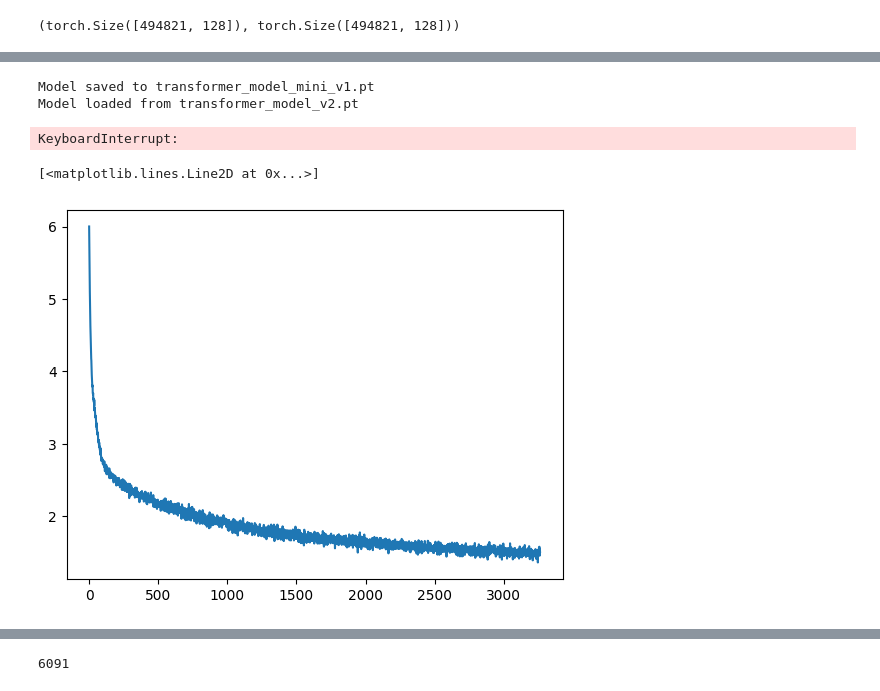
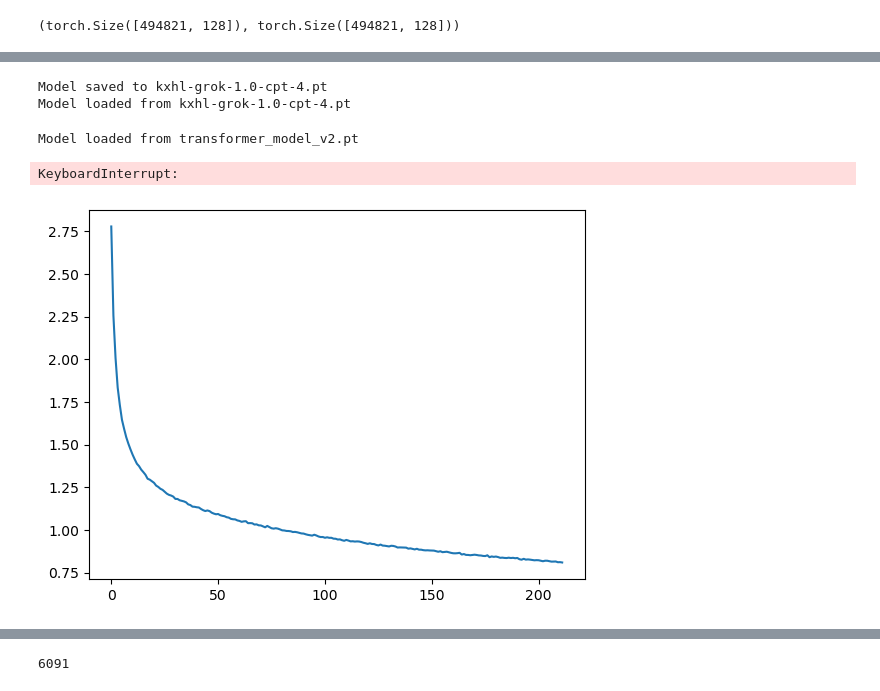
Before and after one commit to yiheinchai/kingscrosshacklab, a Jupyter notebook: projects/makemore/gpt/gpt.ipynb, the cells around one changed output, grey strips where cells are left out. Cells and saved outputs as stored; diff of their text form; code cells hidden in the pictures.

```diff
--- a/projects/makemore/gpt/gpt.ipynb
+++ b/projects/makemore/gpt/gpt.ipynb
@@ -913,8 +991,15 @@ optimizer = torch.optim.AdamW(model.parameters(), lr=1e-3)
 losses = []
+# %%
+optimizer = torch.optim.AdamW(
+    model.parameters(),
+    lr=1e-3,
+    weight_decay=0.2,  # decay is key for grokking
+    betas=(0.9, 0.98),
+)
 # %%
 # for ep in range(1000):
 model.train()
-for ep in range(50_000):
+for ep in range(1_500_000):
     batch_ix = torch.randint(0, X_tr.shape[0], (64,))
     xs = X_tr[batch_ix].to(device)
     y = Y_tr[batch_ix].to(device)
@@ -949,0 +1036,4 @@ Epoch 49000, Loss: 1.0909531116485596
+# %%
+losses = []
+val_losses_history = []
+val_epochs_history = []
@@ -949,0 +1162,2 @@ Epoch 49000, Loss: 1.0909531116485596
+# %%
+plot_train_val_curves(losses, val_losses_history, [i * 5000 + 5000 for i in range(len(val_epochs_history))], smoothing_bin_size=1000)
@@ -950,15 +1174,20 @@ Epoch 49000, Loss: 1.0909531116485596
+# %%
+save_model(model, 'kxhl-grok-1.0-cpt-4.pt')
+loaded_model = load_model(Transformer(num_blocks=4), 'kxhl-grok-1.0-cpt-4.pt')
+# %% [output]
+Model saved to kxhl-grok-1.0-cpt-4.pt
+Model loaded from kxhl-grok-1.0-cpt-4.pt
 # %%
 # save the model
-torch.save(model.state_dict(), 'transformer_model_mini_v1.pt')
-print("Model saved to transformer_model_mini_v1.pt")
+torch.save(model.state_dict(), 'vaetransformer_model_v1.pt')
+print("Model saved to vaetransformer_model_v1.pt")
 
 # load the model
-loaded_model = Transformer(num_blocks=4).to(device)
-loaded_model.load_state_dict(torch.load('transformer_model_mini_v1.pt', map_location=device))
+loaded_model = VAETransformer(num_blocks=4).to(device)
+loaded_model.load_state_dict(torch.load('vaetransformer_model_v1.pt', map_location=device))
 loaded_model.eval()
 print("Model loaded from transformer_model_v2.pt")
 # %% [output]
-Model saved to transformer_model_mini_v1.pt
 Model loaded from transformer_model_v2.pt
 # %%
 with torch.no_grad():
@@ -973,10 +1202,9 @@ with torch.no_grad():
 # %% [output]
 KeyboardInterrupt:
 # %%
-plt.plot(torch.tensor(losses))
+plot_loss(losses, 100)
 # %% [output]
-[<matplotlib.lines.Line2D at 0x...>]
-[figure, old version]
+[figure, new version]
 # %%
 plt.plot(torch.tensor(losses).view(-1, 1000).mean(1))
 # %% [output]
```
Also changed, not shown: parts of 18 cells of this notebook, 12 other files.
